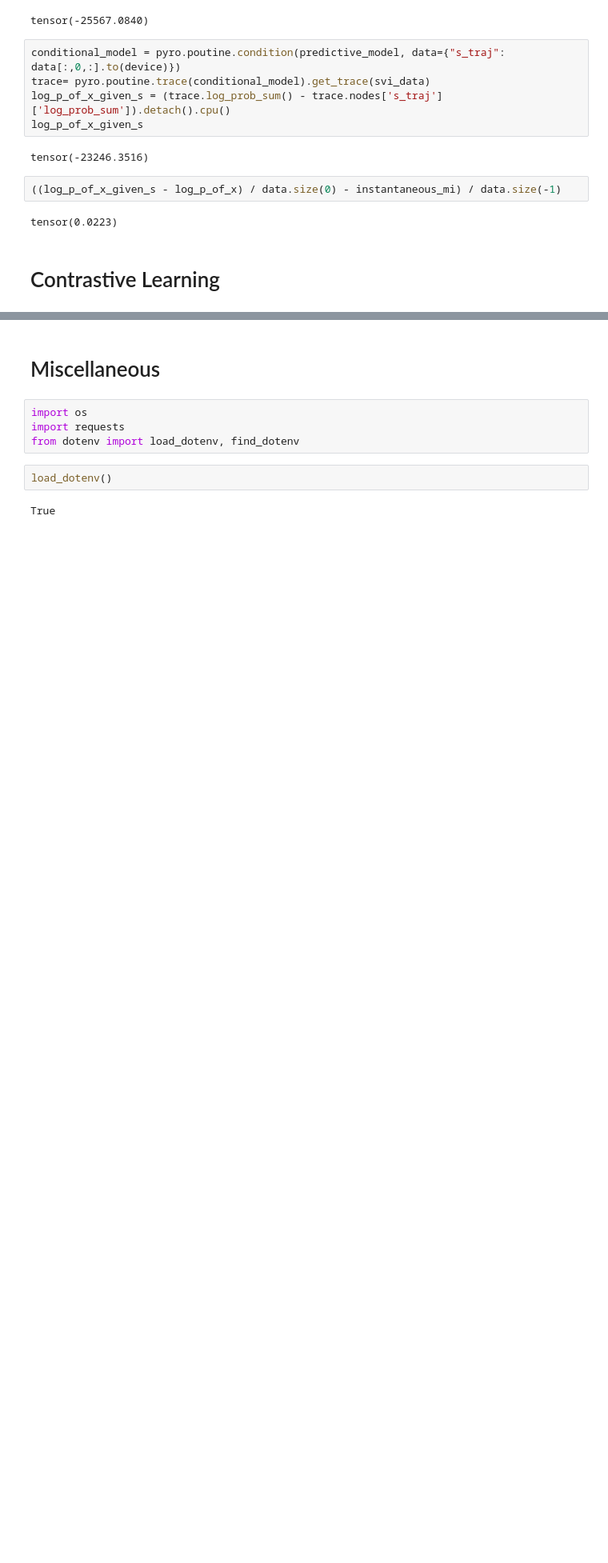
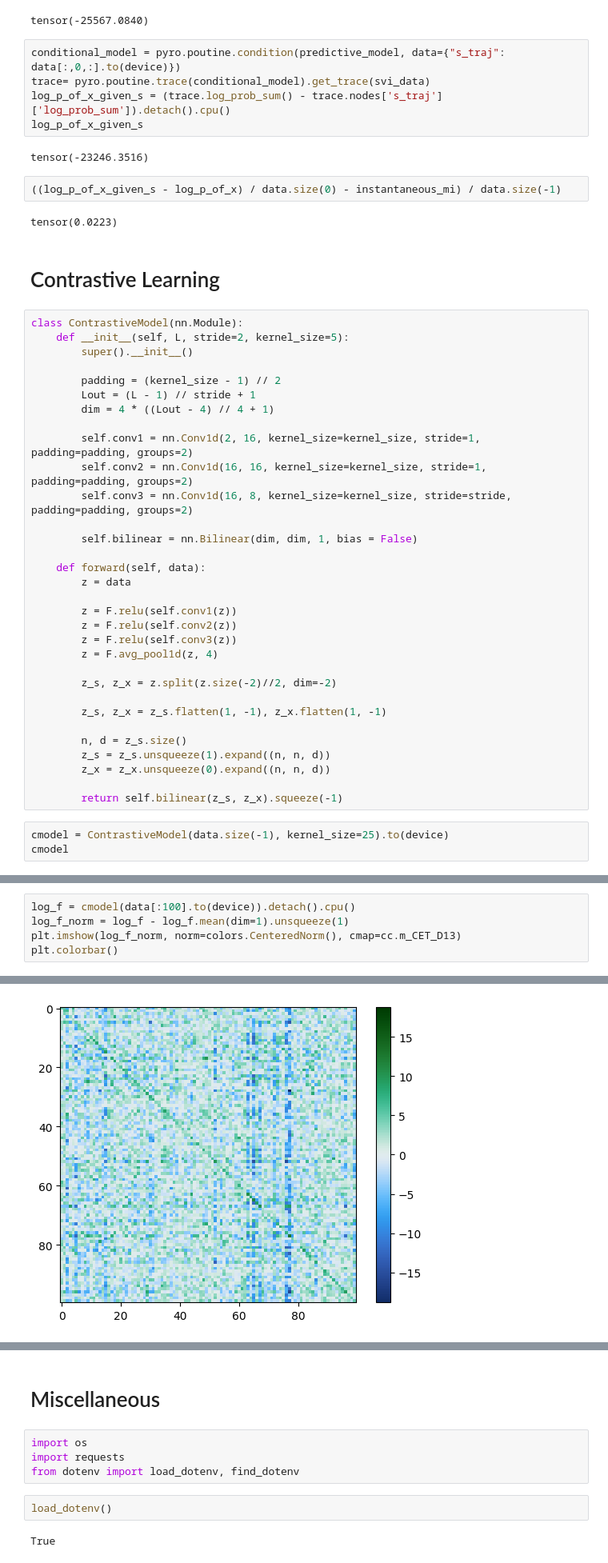
Before and after one commit to manuel-rhdt/ml-pws, a Jupyter notebook: notebooks/01_condtional-lstm.ipynb, the cells around one changed output, grey strips where cells are left out. Shown at 80% size. Cells and saved outputs as stored; diff of their text form; blank space fills up the shorter version.

```diff
--- a/notebooks/01_condtional-lstm.ipynb
+++ b/notebooks/01_condtional-lstm.ipynb
@@ -755,3 +755,38 @@ tensor(-23246.3516)
 tensor(0.0223)
 # %% [markdown]
 # Contrastive Learning
+# %%
+class ContrastiveModel(nn.Module):
+    def __init__(self, L, stride=2, kernel_size=5):
+        super().__init__()
+
+        padding = (kernel_size - 1) // 2
+        Lout = (L - 1) // stride + 1
+        dim = 4 * ((Lout - 4) // 4 + 1)
+
+        self.conv1 = nn.Conv1d(2, 16, kernel_size=kernel_size, stride=1, padding=padding, groups=2)
+        self.conv2 = nn.Conv1d(16, 16, kernel_size=kernel_size, stride=1, padding=padding, groups=2)
+        self.conv3 = nn.Conv1d(16, 8, kernel_size=kernel_size, stride=stride, padding=padding, groups=2)
+
+        self.bilinear = nn.Bilinear(dim, dim, 1, bias = False)
+
+    def forward(self, data):
+        z = data
+
+        z = F.relu(self.conv1(z))
+        z = F.relu(self.conv2(z))
+        z = F.relu(self.conv3(z))
+        z = F.avg_pool1d(z, 4)
+
+        z_s, z_x = z.split(z.size(-2)//2, dim=-2)
+
+        z_s, z_x = z_s.flatten(1, -1), z_x.flatten(1, -1)
+
+        n, d = z_s.size()
+        z_s = z_s.unsqueeze(1).expand((n, n, d))
+        z_x = z_x.unsqueeze(0).expand((n, n, d))
+
+        return self.bilinear(z_s, z_x).squeeze(-1)
+# %%
+cmodel = ContrastiveModel(data.size(-1), kernel_size=25).to(device)
+cmodel
@@ -757,0 +800,6 @@ tensor(0.0223)
+# %%
+log_f = cmodel(data[:100].to(device)).detach().cpu()
+log_f_norm = log_f - log_f.mean(dim=1).unsqueeze(1)
+plt.imshow(log_f_norm, norm=colors.CenteredNorm(), cmap=cc.m_CET_D13)
+plt.colorbar()
+# %% [output]
@@ -757,0 +807 @@ tensor(0.0223)
+[figure, added]
```
Also changed, not shown: parts of 12 cells of this notebook.
